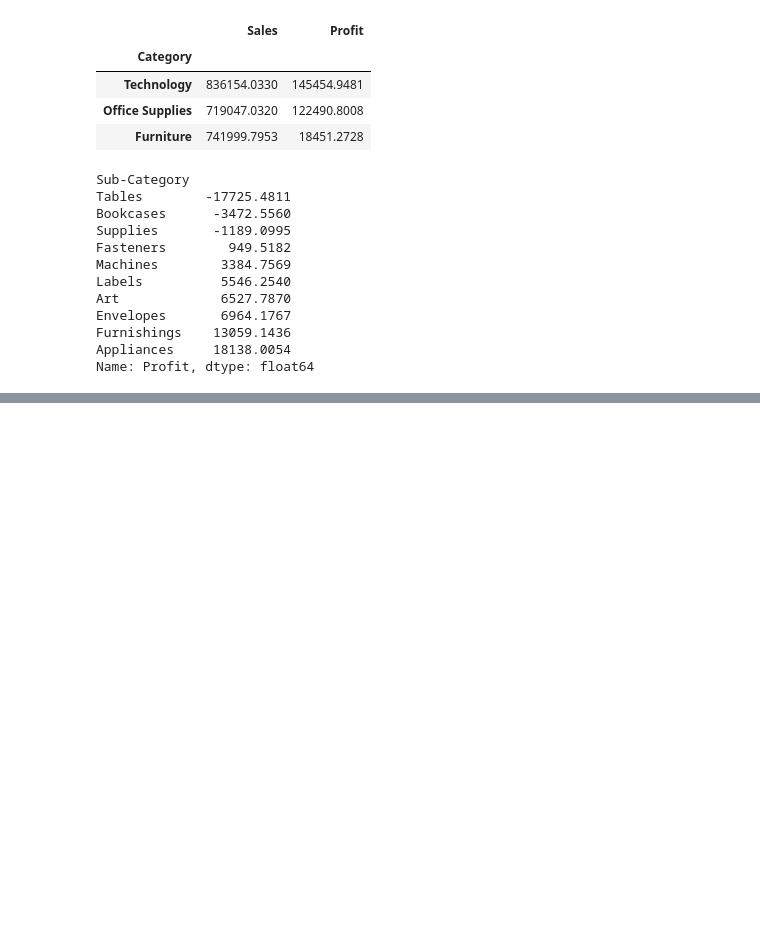
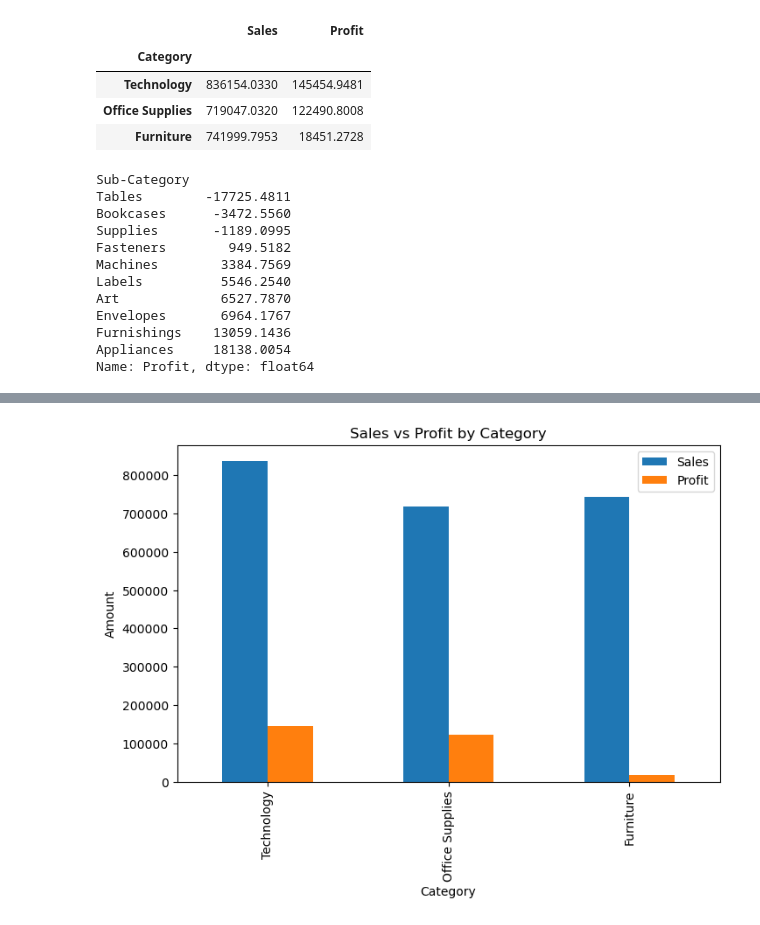
Before and after one commit to Bhavya-wq/Business-Insights-Dashboard, a Jupyter notebook: notebooks/02_exploratory_analysis.ipynb, the cells around one changed output, grey strips where cells are left out. Saved outputs shown, nothing was run; the diff lists cells and outputs as text; code cells hidden in the pictures; blank space fills up the shorter version.

```diff
--- a/notebooks/02_exploratory_analysis.ipynb
+++ b/notebooks/02_exploratory_analysis.ipynb
@@ -65,0 +80,11 @@ Name: Profit, dtype: float64
+# %%
+category_summary.plot(
+    kind="bar",
+    figsize=(8,5),
+    title="Sales vs Profit by Category"
+)
+
+plt.ylabel("Amount")
+plt.show()
+# %% [output]
+[figure, added]
```
Also changed, not shown: parts of 5 cells of this notebook.
